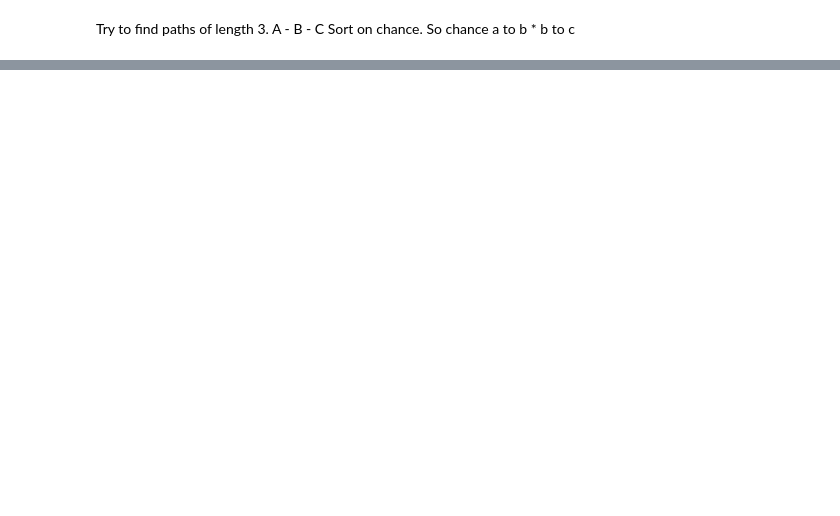
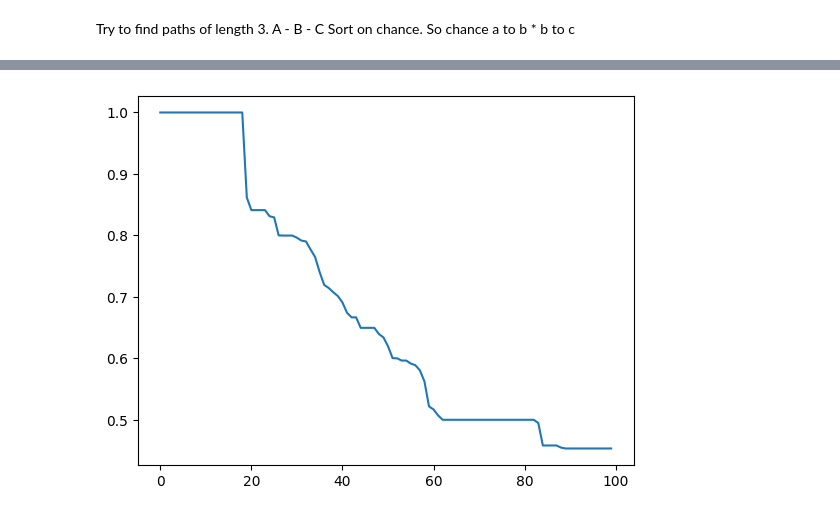
Before and after one commit to kaspergff/Thesis_anomaly_generation, a Jupyter notebook: skipped.ipynb, the cells around one changed output, grey strips where cells are left out. Drawn from its saved outputs; the diff is of its cells as text; code cells hidden in the pictures; blank space fills up the shorter version.

```diff
--- a/skipped.ipynb
+++ b/skipped.ipynb
@@ -96,0 +124,5 @@ print(paths)
+# %%
+df_paths = pd.DataFrame(paths,columns=['a','b','c','Chance'])
+# %%
+df_paths.sort_values(by= ["Chance"],ascending=False,inplace=True,ignore_index=True)
+df_paths
@@ -96,0 +143,3 @@ print(paths)
+# %%
+df_test = df_paths.copy()
+df_test.head(25)
@@ -96,0 +164,6 @@ print(paths)
+# %%
+import matplotlib.pyplot as plt
+df_test.head(100)["Chance"].plot()
+plt.show()
+# %% [output]
+[figure, added]
```
Also changed, not shown: parts of 5 cells of this notebook.
